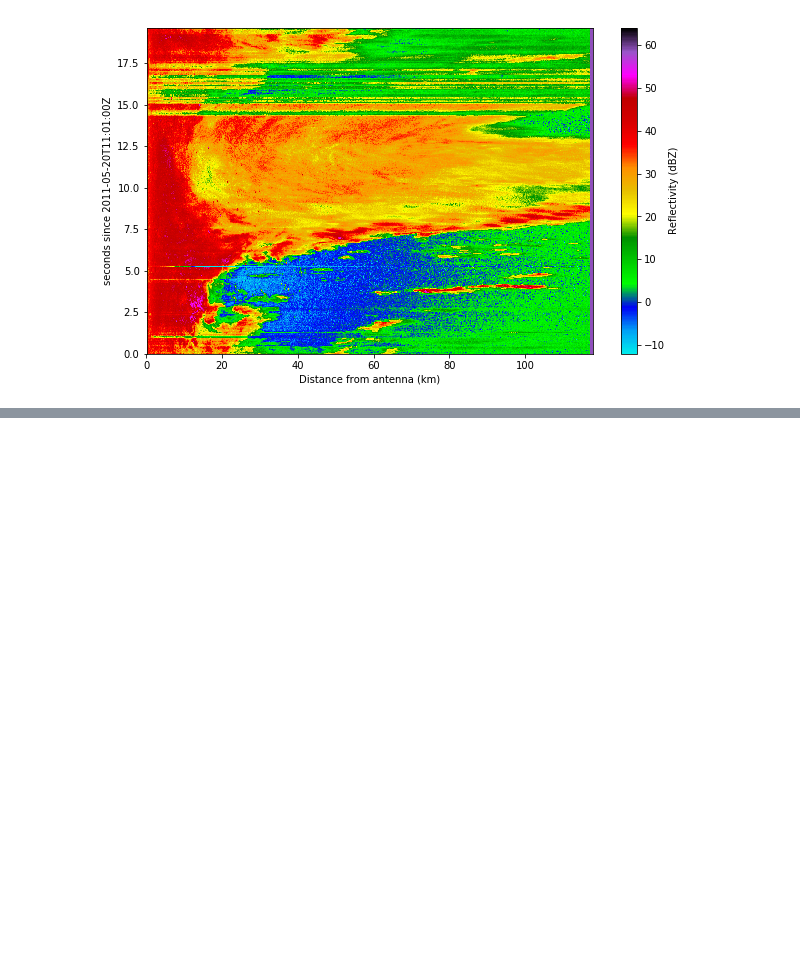
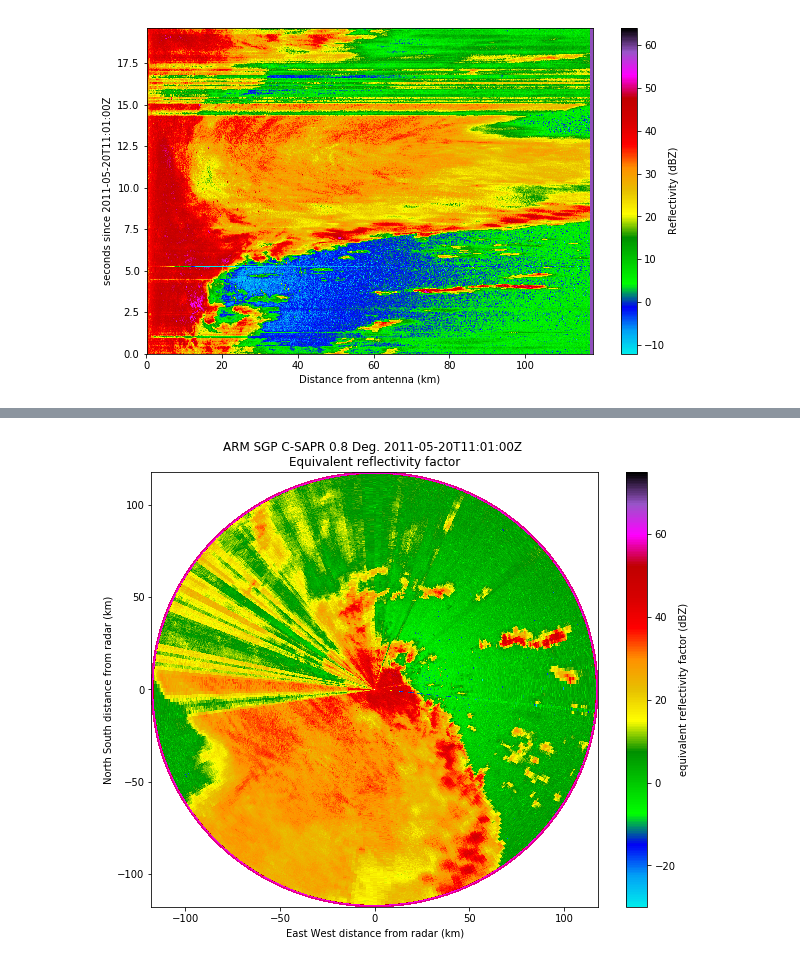
Before and after one commit to openradar/AMS_radar_in_the_cloud, a Jupyter notebook: notebooks/Basic PyART.ipynb, the cells around one changed output, grey strips where cells are left out. Cells and saved outputs as stored; diff of their text form; code cells hidden in the pictures; blank space fills up the shorter version.

```diff
--- a/notebooks/Basic PyART.ipynb
+++ b/notebooks/Basic PyART.ipynb
@@ -103,0 +111,13 @@ plt.colorbar(label = 'Reflectivity (dBZ)')
+# %%
+#plotting data from a PPI
+
+#Set up a Matplotlib figure
+my_figure = plt.figure(figsize = [10,8])
+
+#Set up a Py-ART display instance
+my_display = pyart.graph.RadarDisplay(radar)
+
+#plot a ppi of the data
+my_display.plot_ppi('reflectivity', 0)
+# %% [output]
+[figure, added]
```
Also changed, not shown: parts of 8 cells of this notebook.
